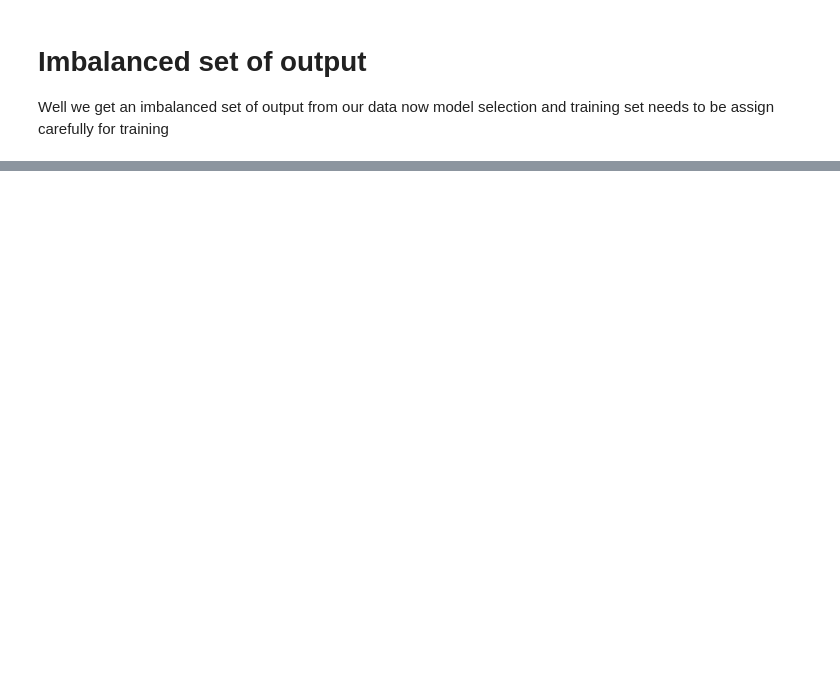
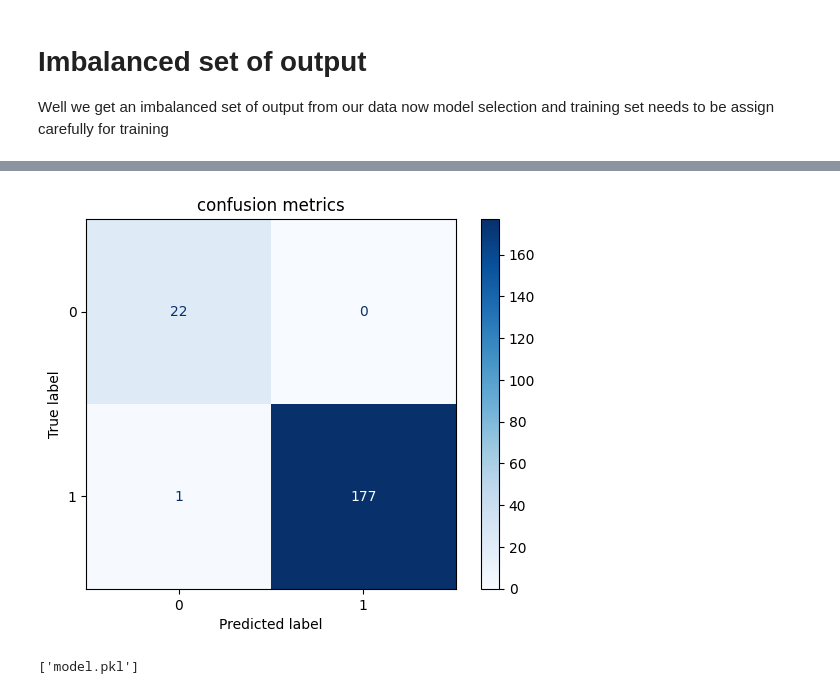
Before and after one commit to Roshk01/student-Performance-prediction, a Jupyter notebook: main.ipynb, the cells around one changed output, grey strips where cells are left out. Cells and saved outputs as stored; diff of their text form; code cells hidden in the pictures; blank space fills up the shorter version.

```diff
--- a/main.ipynb
+++ b/main.ipynb
@@ -189,0 +201,5 @@ df_rename.to_csv('dataset/preprocessed_data.csv')
+# %%
+x = final_data.drop('result', axis=1)
+y = final_data['result']
+
+x_train,x_test, y_train, y_test = train_test_split(x,y, train_size=0.8,  random_state=42, stratify=y)
@@ -189,0 +242,8 @@ df_rename.to_csv('dataset/preprocessed_data.csv')
+# %%
+from sklearn.metrics import ConfusionMatrixDisplay
+
+ConfusionMatrixDisplay.from_estimator(model, x_test, y_test, cmap='Blues')
+plt.title('confusion metrics')
+plt.show()
+# %% [output]
+[figure, added]
@@ -189,0 +252,5 @@ df_rename.to_csv('dataset/preprocessed_data.csv')
+# %%
+# save the model
+joblib.dump(model,'model.pkl')
+# %% [output]
+['model.pkl']
```
Also changed, not shown: parts of 19 cells of this notebook, 3 other files.
